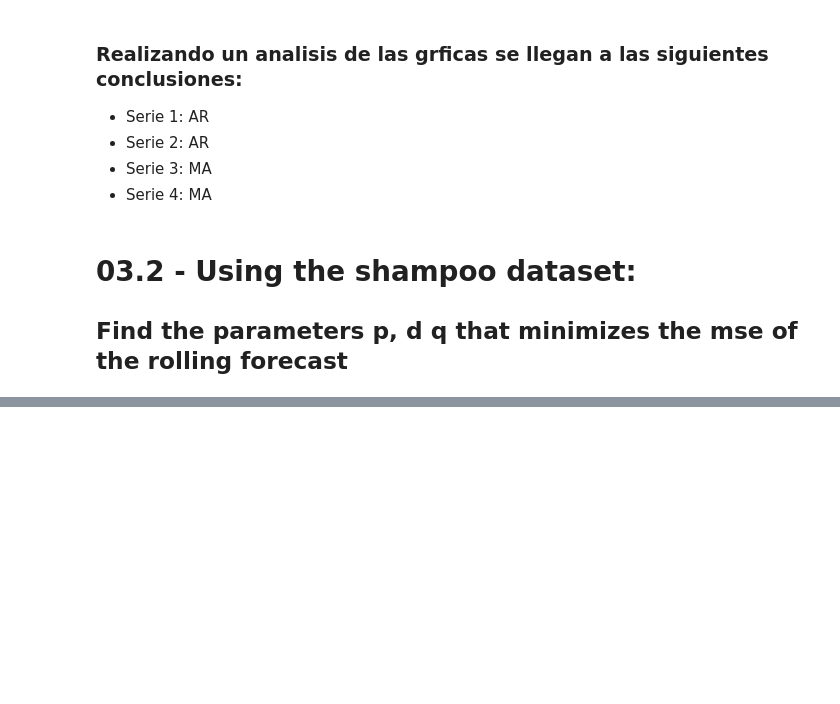
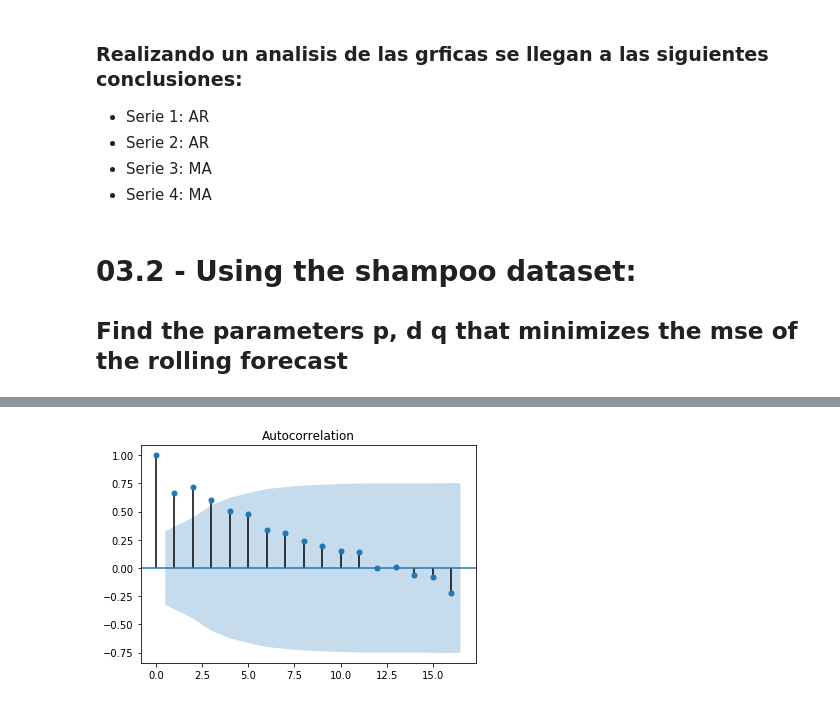
Before and after one commit to diegojeda/Maestria-Analtica-UniAndes, a Jupyter notebook: E03-ARIMA.ipynb, the cells around one changed output, grey strips where cells are left out. Saved outputs shown, nothing was run; the diff lists cells and outputs as text; code cells hidden in the pictures; blank space fills up the shorter version.

```diff
--- a/E03-ARIMA.ipynb
+++ b/E03-ARIMA.ipynb
@@ -55,0 +83,4 @@ plot_pacf(data.ts4, lags=10);
+# %%
+plot_acf(series);
+# %% [output]
+[figure, added]
```
Also changed, not shown: parts of 11 cells of this notebook.
